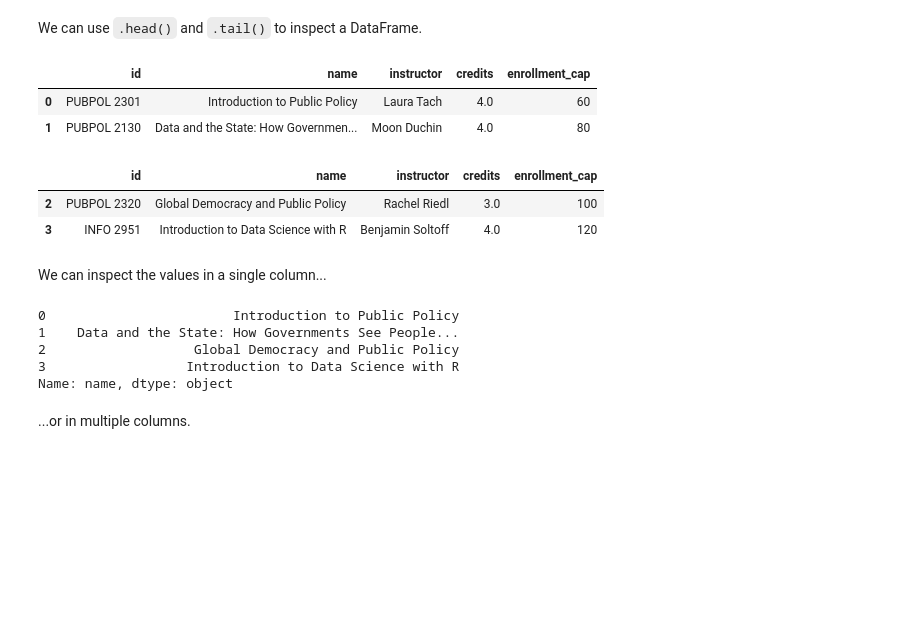
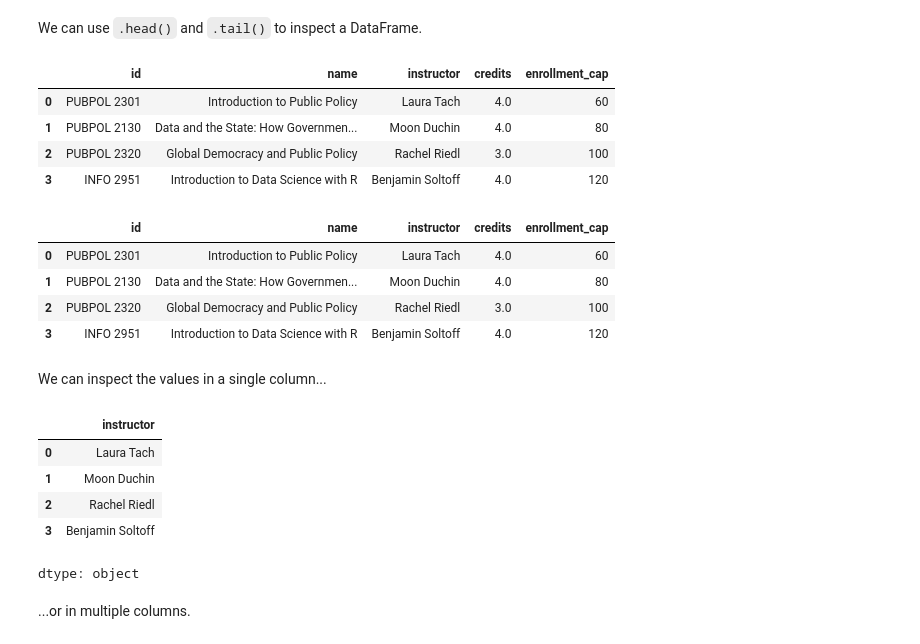
Before and after one commit to PUBPOL-2130/notebooks, a Jupyter notebook: week0-supplement.ipynb, the cells around one changed output. Drawn from its saved outputs; the diff is of its cells as text; code cells hidden in the pictures; blank space fills up the shorter version.

```diff
--- a/week0-supplement.ipynb
+++ b/week0-supplement.ipynb
@@ -112,27 +115,32 @@ df.describe()
 # %% [markdown]
 We can use `.head()` and `.tail()` to inspect a DataFrame.
 # %%
-df.head(2)  # Shows the first 2 rows
+df.head(4)  # Shows the first 2 rows
 # %% [output]
 |  | id | name | instructor | credits | enrollment_cap |
 | 0 | PUBPOL 2301 | Introduction to Public Policy | Laura Tach | 4.0 | 60 |
 | 1 | PUBPOL 2130 | Data and the State: How Governmen... | Moon Duchin | 4.0 | 80 |
+| 2 | PUBPOL 2320 | Global Democracy and Public Policy | Rachel Riedl | 3.0 | 100 |
+| 3 | INFO 2951 | Introduction to Data Science with R | Benjamin Soltoff | 4.0 | 120 |
 # %%
-df.tail(2)  # Shows the last 2 rows
+df.tail(4)  # Shows the last 2 rows
 # %% [output]
 |  | id | name | instructor | credits | enrollment_cap |
+| 0 | PUBPOL 2301 | Introduction to Public Policy | Laura Tach | 4.0 | 60 |
+| 1 | PUBPOL 2130 | Data and the State: How Governmen... | Moon Duchin | 4.0 | 80 |
 | 2 | PUBPOL 2320 | Global Democracy and Public Policy | Rachel Riedl | 3.0 | 100 |
 | 3 | INFO 2951 | Introduction to Data Science with R | Benjamin Soltoff | 4.0 | 120 |
 # %% [markdown]
 We can inspect the values in a single column...
 # %%
-df["name"]
+df["instructor"]
 # %% [output]
+|  | instructor |
+| 0 | Laura Tach |
+| 1 | Moon Duchin |
+| 2 | Rachel Riedl |
+| 3 | Benjamin Soltoff |
-0                        Introduction to Public Policy
-1    Data and the State: How Governments See People...
-2                   Global Democracy and Public Policy
-3                  Introduction to Data Science with R
-Name: name, dtype: object
+dtype: object
 # %% [markdown]
 ...or in multiple columns.
 # %%
```
Also changed, not shown: parts of 16 cells of this notebook.
